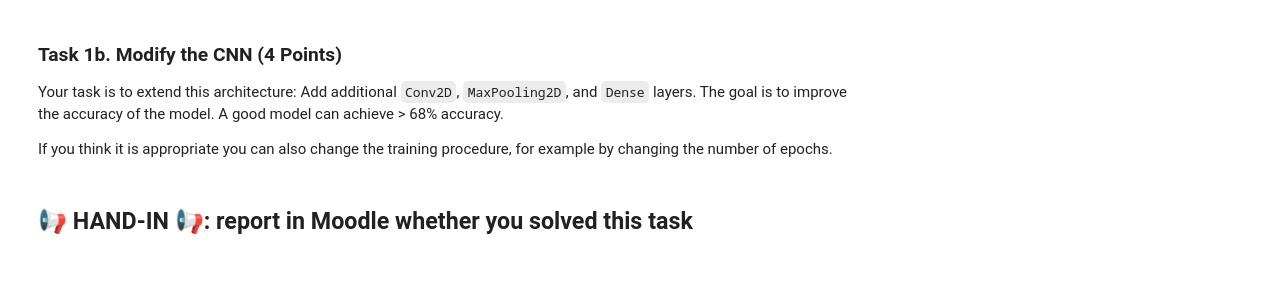
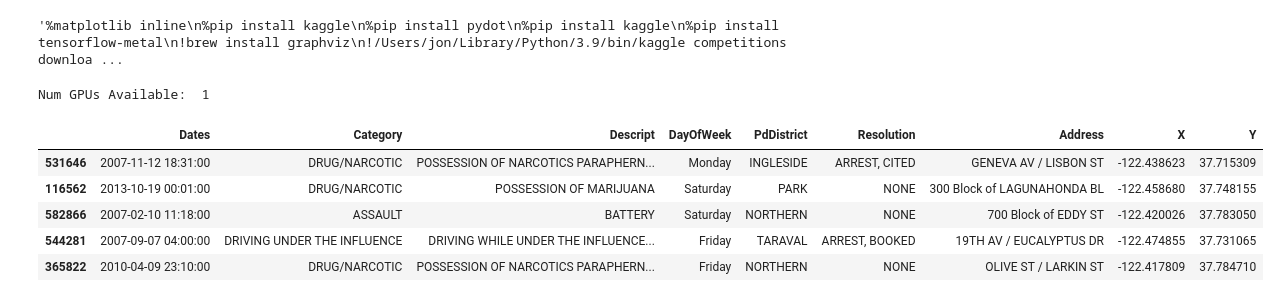
Before and after one commit to ArmandoShala/mldm_hs22, a Jupyter notebook: labs/L11_CNN_LAB_ASSIGNMENT.ipynb, the cells around one changed output. Cells and saved outputs as stored; diff of their text form; code cells hidden in the pictures; blank space fills up the shorter version.

```diff
--- a/labs/L11_CNN_LAB_ASSIGNMENT.ipynb
+++ b/labs/L11_CNN_LAB_ASSIGNMENT.ipynb
@@ -273,8 +0,0 @@ weighted avg       0.62      0.62      0.61     10000
-# %% [markdown]
-### Task 1b. Modify the CNN (4 Points)
-
-Your task is to extend this architecture: Add additional `Conv2D`, `MaxPooling2D`, and `Dense` layers. The goal is to improve the accuracy of the model. A good model can achieve > 68\% accuracy.
-
-If you think it is appropriate you can also change the training procedure, for example by changing the number of epochs.
-# %% [markdown]
-## 📢 **HAND-IN** 📢: report in **Moodle** whether you solved this task
@@ -280,0 +5,49 @@ If you think it is appropriate you can also change the training procedure, for e
+# %%
+
+# Install kaggle and dataset, extract data
+"""%matplotlib inline
+%pip install kaggle
+%pip install pydot
+%pip install kaggle
+%pip install tensorflow-metal
+!brew install graphviz
+!/Users/jon/Library/Python/3.9/bin/kaggle competitions download -c sf-crime
+import shutil
+shutil.unpack_archive("sf-crime.zip", "sf-crime")
+shutil.unpack_archive("sf-crime/train.csv.zip", "sf-crime/train")
+shutil.unpack_archive("sf-crime/test.csv.zip", "sf-crime/test")
+shutil.unpack_archive("sf-crime/sampleSubmission.csv.zip", "sf-crime/sampleSubmission")
+"""
+# %% [output]
+'%matplotlib inline\n%pip install kaggle\n%pip install pydot\n%pip install kaggle\n%pip install tensorflow-metal\n!brew install graphviz\n!/Users/jon/Library/Python/3.9/bin/kaggle competitions downloa ...
+# %%
+
+import numpy as np
+from matplotlib import pyplot as plt
+import pandas as pd
+
+import keras
+from keras.models import Sequential, Model
+from keras.layers import UpSampling2D, Add, Concatenate, Input, BatchNormalization, Activation, Conv2D, MaxPooling2D, Dense, Flatten, Dropout, RandomFlip, RandomRotation, RandomZoom
+from keras.callbacks import EarlyStopping
+from keras.optimizers import SGD, Adam
+import tensorflow as tf
+from sklearn.model_selection import train_test_split
+
+import re
+import random
+
+print("Num GPUs Available: ", len(tf.config.list_physical_devices('GPU')))
+# %% [output]
+Num GPUs Available:  1
+# %%
+# load csv data from train.csv
+train = pd.read_csv("sf-crime/train/train.csv")
+train.sample(5)
+# %% [output]
+|  | Dates | Category | Descript | DayOfWeek | PdDistrict | Resolution | Address | X | Y |
+| 531646 | 2007-11-12 18:31:00 | DRUG/NARCOTIC | POSSESSION OF NARCOTICS PARAPHERN... | Monday | INGLESIDE | ARREST, CITED | GENEVA AV / LISBON ST | -122.438623 | 37.715309 |
+| 116562 | 2013-10-19 00:01:00 | DRUG/NARCOTIC | POSSESSION OF MARIJUANA | Saturday | PARK | NONE | 300 Block of LAGUNAHONDA BL | -122.458680 | 37.748155 |
+| 582866 | 2007-02-10 11:18:00 | ASSAULT | BATTERY | Saturday | NORTHERN | NONE | 700 Block of EDDY ST | -122.420026 | 37.783050 |
+| 544281 | 2007-09-07 04:00:00 | DRIVING UNDER THE INFLUENCE | DRIVING WHILE UNDER THE INFLUENCE... | Friday | TARAVAL | ARREST, BOOKED | 19TH AV / EUCALYPTUS DR | -122.474855 | 37.731065 |
+| 365822 | 2010-04-09 23:10:00 | DRUG/NARCOTIC | POSSESSION OF NARCOTICS PARAPHERN... | Friday | NORTHERN | NONE | OLIVE ST / LARKIN ST | -122.417809 | 37.784710 |
```
Also changed, not shown: parts of 47 cells of this notebook.
